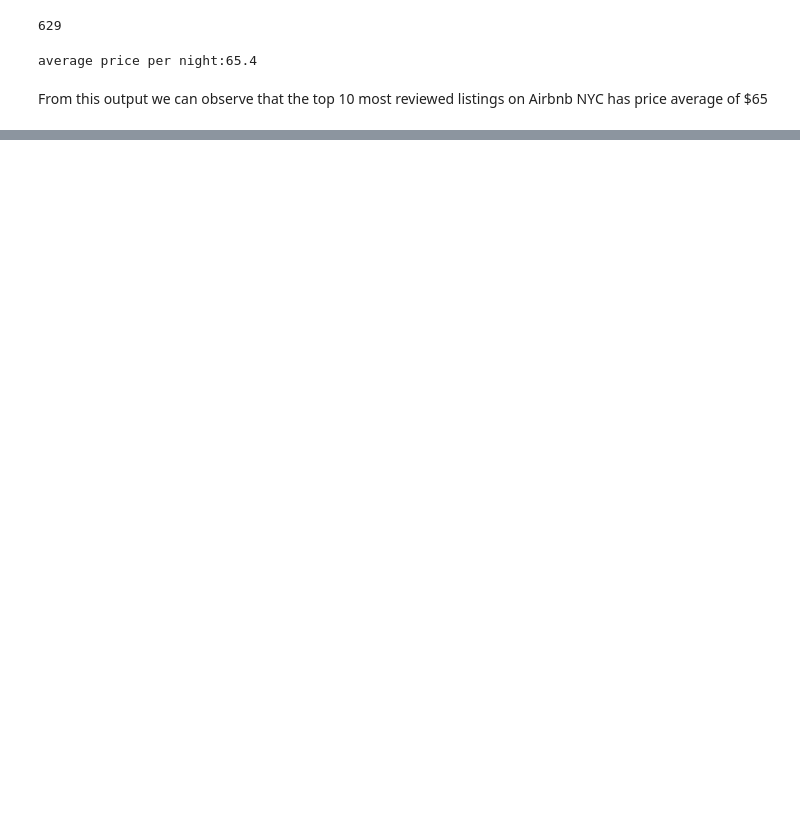
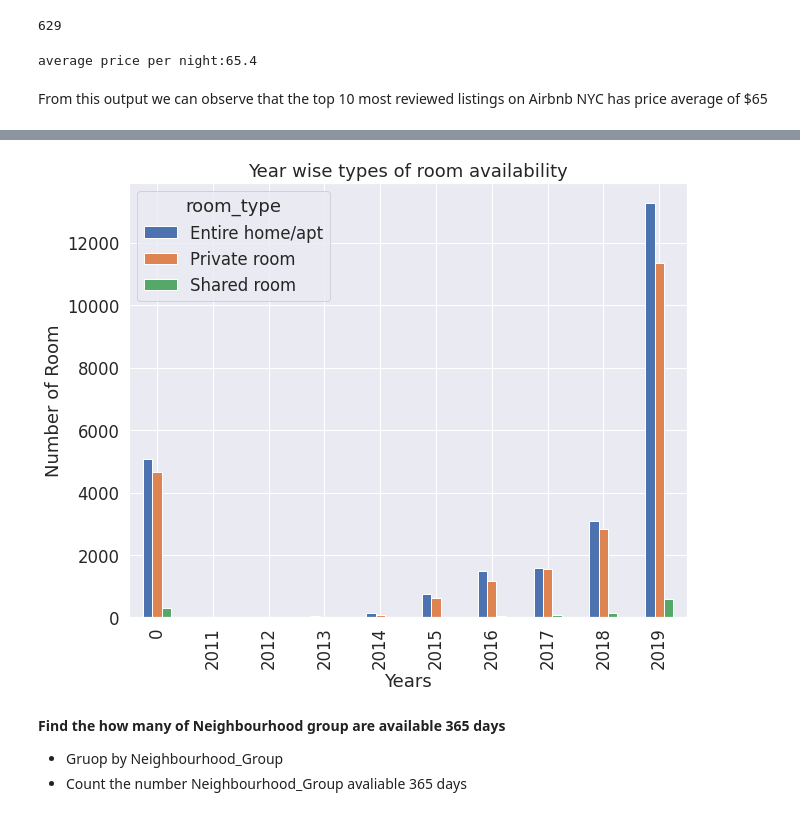
Before and after one commit to MeghanaRanganath98/EDA-data-analysis, a Jupyter notebook: Meghana_R_S__Airbnb_Bookings_Analysis_Capstone_Project.ipynb, the cells around one changed output, grey strips where cells are left out. Saved outputs shown, nothing was run; the diff lists cells and outputs as text; code cells hidden in the pictures; blank space fills up the shorter version.

```diff
--- a/Meghana_R_S__Airbnb_Bookings_Analysis_Capstone_Project.ipynb
+++ b/Meghana_R_S__Airbnb_Bookings_Analysis_Capstone_Project.ipynb
@@ -433,0 +478,10 @@ From this output we can observe that the top 10 most reviewed listings on Airbnb
+# %%
+df['Month']=df['last_review'].apply(month)
+# %%
+def year(last_review):
+  try:
+    return datetime.strptime(last_review,'%Y-%M-%d').year
+  except:
+    return 0
+# %%
+df['Year']=df['last_review'].apply(year)
@@ -433,0 +505,3 @@ From this output we can observe that the top 10 most reviewed listings on Airbnb
+# %%
+year_wise_room = df.groupby(['Year','room_type'])['room_type'].count().unstack()
+year_wise_room
@@ -433,0 +521,16 @@ From this output we can observe that the top 10 most reviewed listings on Airbnb
+# %%
+year_wise_room.plot(kind='bar')
+
+plt.title('Year wise types of room availability')
+plt.ylabel('Number of Room')
+plt.xlabel('Years')
+plt.rcParams['figure.figsize'] = (40, 5)
+# %% [output]
+[figure, added]
+# %% [markdown]
+
+
+**Find the how many of Neighbourhood group are available 365 days**
+
+*   Gruop by Neighbourhood_Group
+*   Count the number Neighbourhood_Group avaliable 365 days
```
Also changed, not shown: parts of 51 cells of this notebook.
